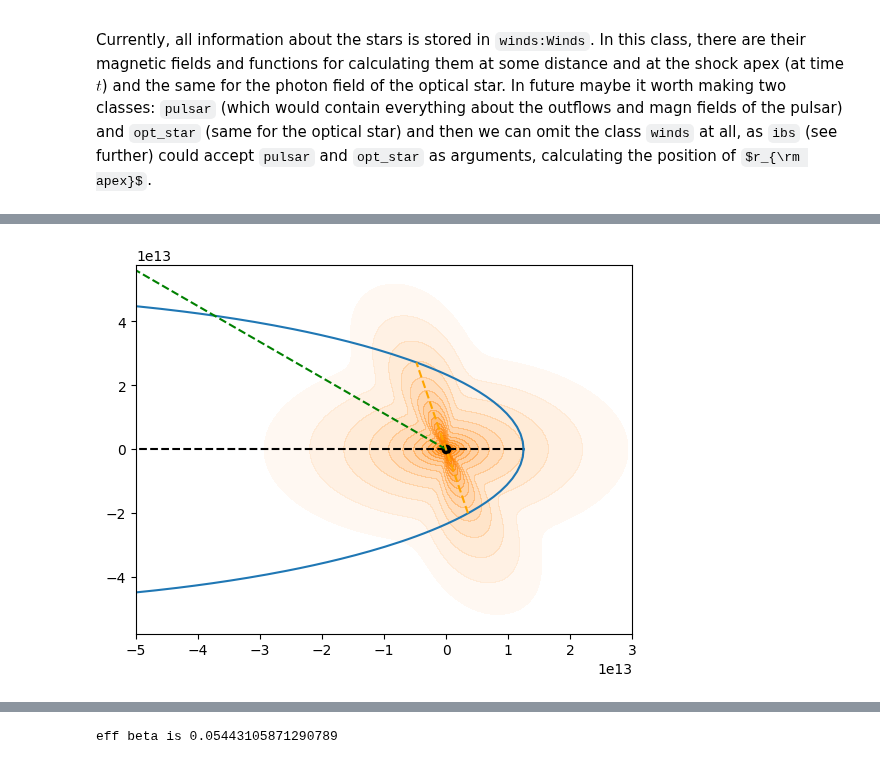
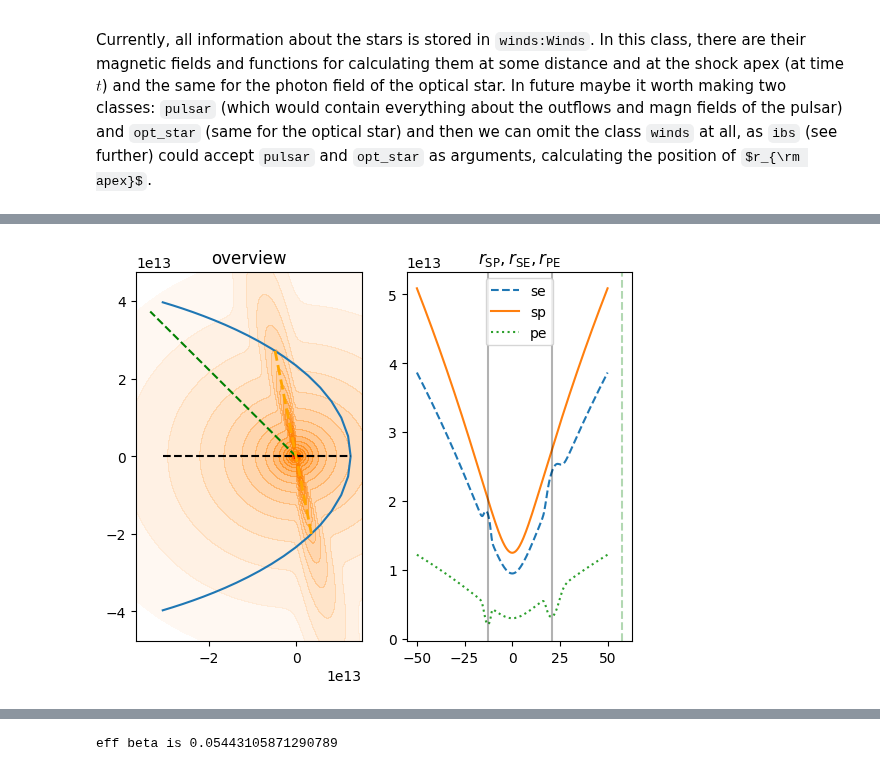
Before and after one commit to Alvkuzin/IBSEn, a Jupyter notebook: tutorial/Full_tutorial.ipynb, the cells around one changed output, grey strips where cells are left out. Drawn from its saved outputs; the diff is of its cells as text; code cells hidden in the pictures; some formulas as TeX source.

```diff
--- a/tutorial/Full_tutorial.ipynb
+++ b/tutorial/Full_tutorial.ipynb
@@ -149,76 +110,10 @@ from ibsen.winds import Winds
 # having initialized orb:Orbit, initialize winds:Winds
 
 winds = Winds(orbit=orb, sys_name = sys_name, alpha=-10/180*pi, incl=23*pi/180,
-              f_d=165, f_p=0.1, delta=0.02, np_disk=3, rad_prof='pl', r_trunk=None,
+              f_d=165, f_p=0.1, delta=0.01, np_disk=3, rad_prof='pl', r_trunk=None,
              height_exp=0.25)
-to_show = 'near_per'
-
-### let's tabulate the pressures of polar + decret. disk pressure
-
-if to_show == 'whole':
-    x_forp = np.linspace(-orb.a*2, orb.a*2, 301)
-    y_forp = np.linspace(-orb.b*2, orb.b*2, 305)
-if to_show == 'near_per':
-    x_forp = np.linspace(-5.13e13, 6.1e13, 301)
-    y_forp = np.linspace(-8.5e13, 9.4e13, 305)
-
-XX, YY = np.meshgrid(x_forp, y_forp, indexing='ij')
-disk_ps = np.zeros((x_forp.size, y_forp.size))
-for ix in range(x_forp.size):
-    for iy in range(y_forp.size):
-        vec_from_s_ = np.array([x_forp[ix], y_forp[iy], 0])
-        r_ = (x_forp[ix]**2 + y_forp[iy]**2)**0.5
-        disk_ps[ix, iy] = (winds.decr_disk_pressure(vec_from_s_)
-                           +
-                           winds.polar_wind_pressure(r_)
-                           )
-disk_ps = np.log10(disk_ps)
-
-P_norm = (disk_ps - np.min(disk_ps)) / (np.max(disk_ps) - np.min(disk_ps))
-
-from matplotlib.colors import ListedColormap, Normalize
-
-########### some magic for displaying the winds, never mind ################
-orange_rgba = np.array([1.0, 0.5, 0.0, 1.0])
-n_levels = 20
-colors = np.tile(orange_rgba[:3], (n_levels, 1))
-alphas = np.linspace(0, 1, n_levels)
-colors = np.column_stack((colors, alphas))
-custom_cmap = ListedColormap(colors)
-disk_ps[disk_ps < np.max(disk_ps)-4.5] = np.nan
-norm = Normalize(vmin=np.min(disk_ps), vmax=np.max(disk_ps))
-############################################################################
-
-t1, t2 = winds.times_of_disk_passage
-print('disk equator passage times [days]:')
-print(t1/DAY, t2/DAY)
-vec_disk1, vec_disk2 = winds.vectors_of_disk_passage
-
-orb_x, orb_y = orb.xtab, orb.ytab
-################### ------ drawing the orbit again ------- ################
-plt.plot(orb_x, orb_y)                                                    #
-plt.contourf(XX, YY, disk_ps, levels=n_levels, cmap=custom_cmap)          #
-plt.scatter(0, 0, c='k')                                                  #
-plt.plot([np.min(orb_x), np.max(orb_x)], [0, 0], color='k', ls='--')      #
-plt.plot([0, 3*orb.r_apoastr*cos(orb.nu_los)],                            #
-         [0, 3*orb.r_apoastr*sin(orb.nu_los)], color='g', ls='--')        #
-xx1, yy1, zz1 = vec_disk1                                                 #
-xx2, yy2, zz2 = vec_disk2                                                 #
-plt.plot([xx1, xx2], [yy1, yy2], color='orange', ls='--')                 #
-                                                                          #
-if to_show=='whole':                                                      #
-    plt.xlim(-orb.a*2, orb.a*2)                                           #
-    plt.ylim(-orb.b*2, orb.b*2)                                           #
-                                                                          #
-if to_show == 'near_per':                                                 #
-    plt.xlim(-0.5e14, 0.3e14)                                             #
-    plt.ylim(-orb.b*1.2, orb.b*1.2)                                       #
-############################################################################
-print('r_se / r_sp (10 days)')
-print(winds.dist_se_1d(t = 10 * DAY) / orb.r(t = 10 * DAY)) # the disnace S-to-E (the point where the pressures of opt. star
-                                                            # outflows are equal to the pulsar pressure) at 10 days (in units of r_sp)
-print('beta_eff (10 days, 20 days, 40 days)')
-print(winds.beta_eff(t = 10 * DAY)) # effective beta at t=10 days, it's close to f_p, as we are mostly in the polar wind
-print(winds.beta_eff(t = 20 * DAY)) # effective beta at t=20 days, it's << f_p, as we are in the disk
-print(winds.beta_eff(t = 40 * DAY)) # effective beta at t=40 days, again is close to f_p, as we are have already left the disk
+winds.peek(ax=None,
+           showtime = (-50*DAY, 50*DAY), # optional. Default is (-T/2, T/2)
+           plot_rs = True # whether to plot the dependence of r_pe/se/sp on time
+          )
 # %% [output]
@@ -233,4 +120,4 @@ beta_eff (10 days, 20 days, 40 days)
-[figure, old version]
+[figure, new version]
 # %% [markdown]
 Now it's time for the intrabinary shock (ibs) from class IBS. I use the model from Canto, Raga, and Wilkin
 
```
Also changed, not shown: parts of 13 cells of this notebook, 13 other files.
